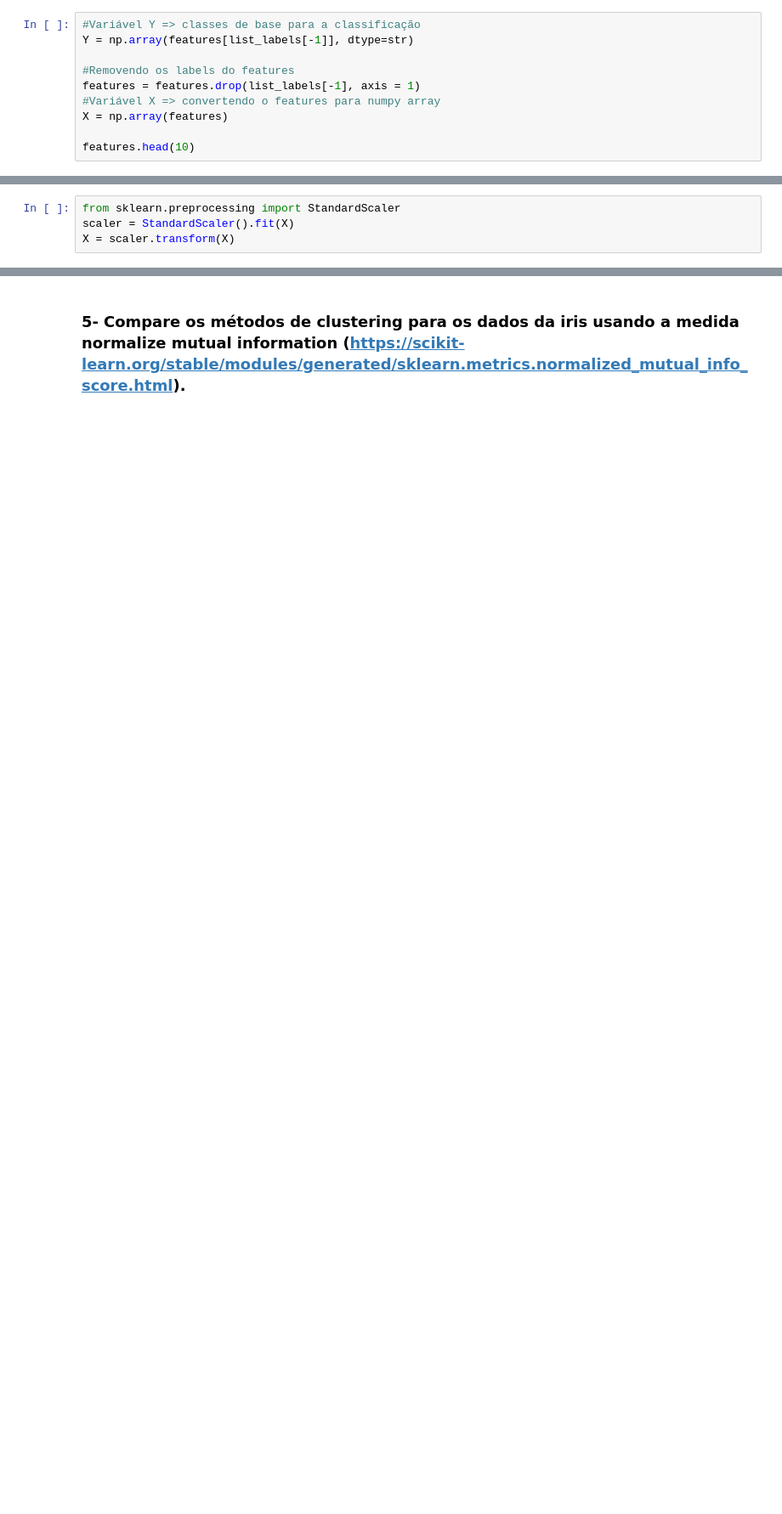
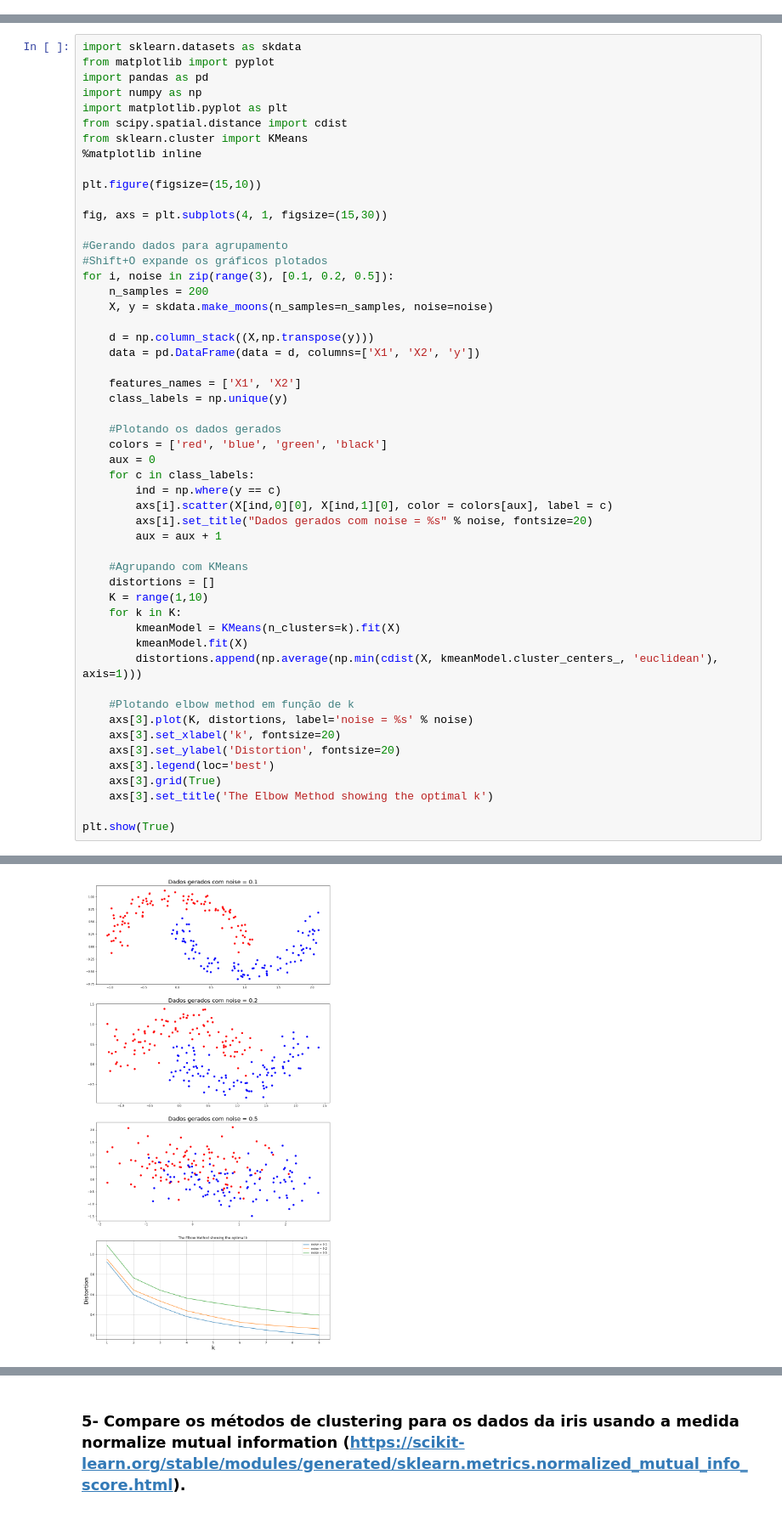
Before and after one commit to jcelias98/Clustering, a Jupyter notebook: Projeto 4.ipynb, the cells around one changed output, grey strips where cells are left out. Shown at 85% size. Cells and saved outputs as stored; diff of their text form; blank space fills up the shorter version.

```diff
--- a/Projeto 4.ipynb
+++ b/Projeto 4.ipynb
@@ -217,10 +0,0 @@ Nomes dos atributos e classe: ['sepal_length', 'sepal_width', 'petal_length', 'p
-# %%
-#Variável Y => classes de base para a classificação
-Y = np.array(features[list_labels[-1]], dtype=str)
-
-#Removendo os labels do features
-features = features.drop(list_labels[-1], axis = 1)
-#Variável X => convertendo o features para numpy array
-X = np.array(features)
-
-features.head(10)
@@ -300,4 +0,0 @@ plt.show(True)
-# %%
-from sklearn.preprocessing import StandardScaler
-scaler = StandardScaler().fit(X)
-X = scaler.transform(X)
@@ -317,0 +13,53 @@ plt.show(True)
+# %%
+import sklearn.datasets as skdata
+from matplotlib import pyplot
+import pandas as pd
+import numpy as np
+import matplotlib.pyplot as plt
+from scipy.spatial.distance import cdist
+from sklearn.cluster import KMeans
+%matplotlib inline
+
+plt.figure(figsize=(15,10))
+
+fig, axs = plt.subplots(4, 1, figsize=(15,30))
+
+#Gerando dados para agrupamento
+#Shift+O expande os gráficos plotados
+for i, noise in zip(range(3), [0.1, 0.2, 0.5]):
+    n_samples = 200
+    X, y = skdata.make_moons(n_samples=n_samples, noise=noise)
+
+    d = np.column_stack((X,np.transpose(y)))
+    data = pd.DataFrame(data = d, columns=['X1', 'X2', 'y'])
+
+    features_names = ['X1', 'X2']
+    class_labels = np.unique(y)
+
+    #Plotando os dados gerados
+    colors = ['red', 'blue', 'green', 'black']
+    aux = 0
+    for c in class_labels:
+        ind = np.where(y == c)
+        axs[i].scatter(X[ind,0][0], X[ind,1][0], color = colors[aux], label = c)
+        axs[i].set_title("Dados gerados com noise = %s" % noise, fontsize=20)
+        aux = aux + 1
+
+    #Agrupando com KMeans
+    distortions = []
+    K = range(1,10)
+    for k in K:
+        kmeanModel = KMeans(n_clusters=k).fit(X)
+        kmeanModel.fit(X)
+        distortions.append(np.average(np.min(cdist(X, kmeanModel.cluster_centers_, 'euclidean'), axis=1)))
+
+    #Plotando elbow method em função de k
+    axs[3].plot(K, distortions, label='noise = %s' % noise)
+    axs[3].set_xlabel('k', fontsize=20)
+    axs[3].set_ylabel('Distortion', fontsize=20)
+    axs[3].legend(loc='best')
+    axs[3].grid(True)
+    axs[3].set_title('The Elbow Method showing the optimal k')
+
+plt.show(True)
+# %% [output]
@@ -317,0 +67 @@ plt.show(True)
+[figure, added]
```
Also changed, not shown: parts of 56 cells of this notebook, 2 other files.
